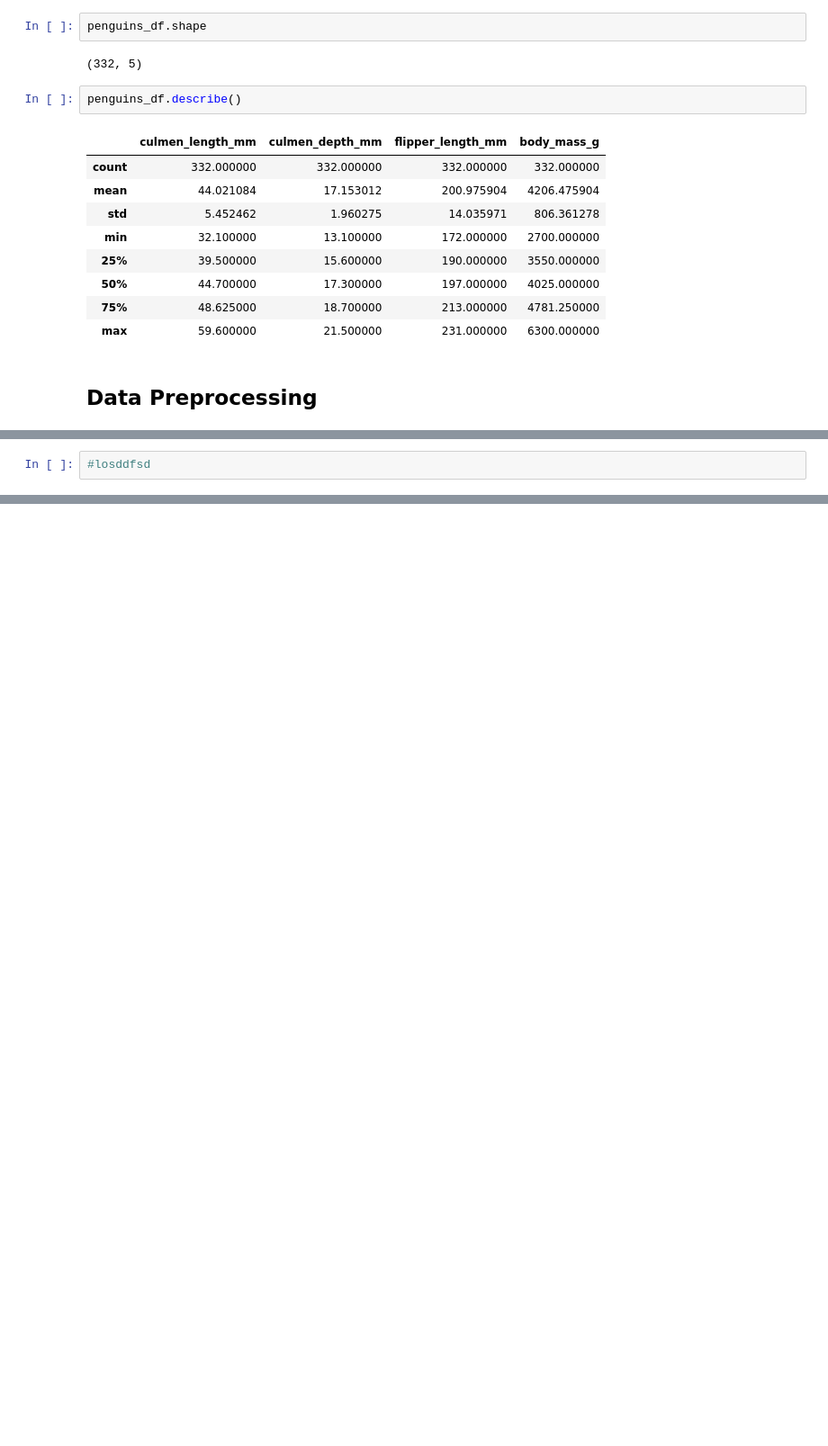
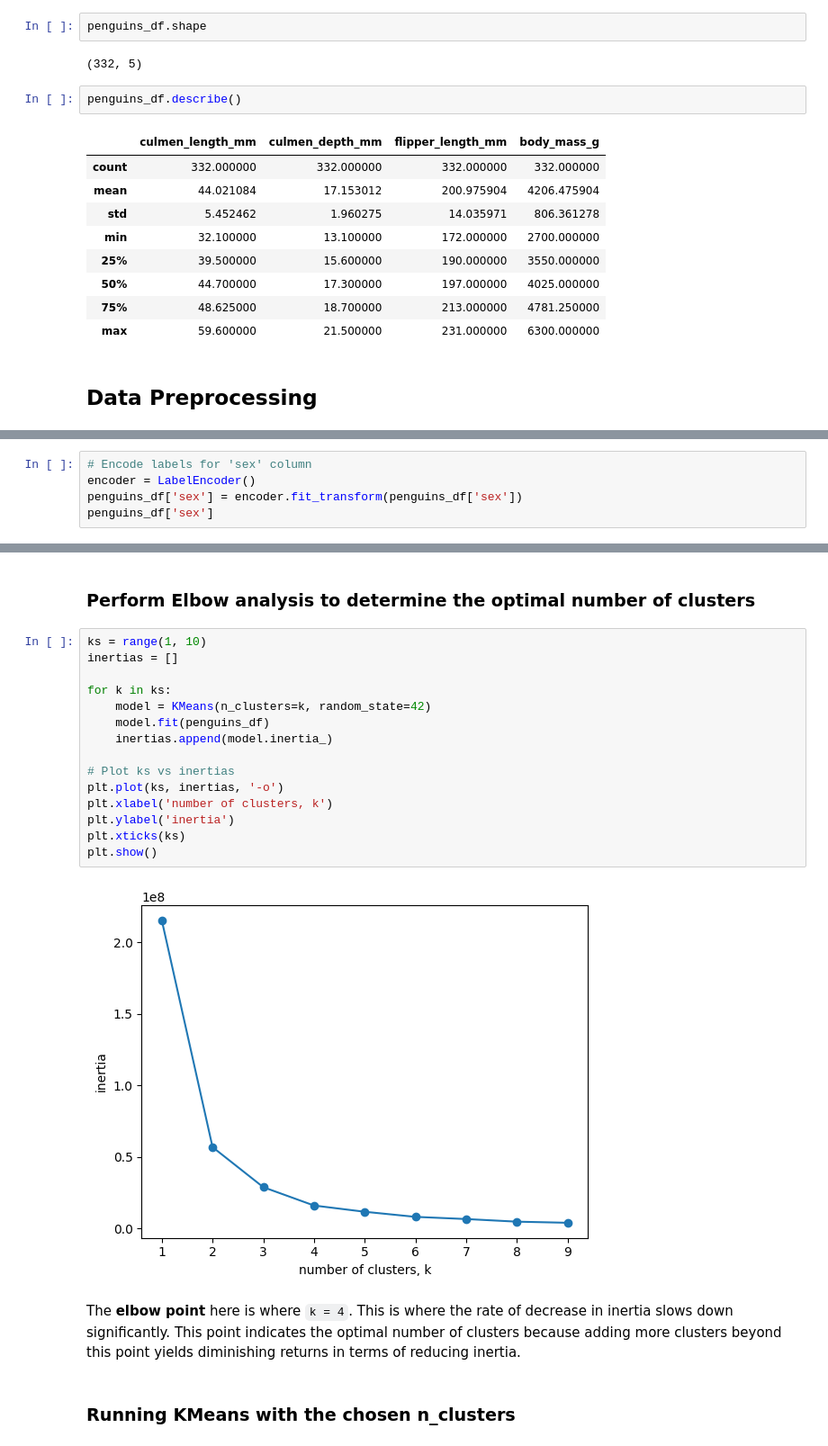
Before and after one commit to matchi-1/Clustering-Antarctic-Penguin-Species, a Jupyter notebook: notebooks/Clustering-Antartic-Penguins.ipynb, the cells around one changed output, grey strips where cells are left out. Shown at 90% size. Saved outputs shown, nothing was run; the diff lists cells and outputs as text; blank space fills up the shorter version.

Commit message:
performed kmeans + pca + end reqs

```diff
--- a/notebooks/Clustering-Antartic-Penguins.ipynb
+++ b/notebooks/Clustering-Antartic-Penguins.ipynb
@@ -63,4 +71,7 @@ body_mass_g          0
 sex                  0
 dtype: int64
 # %%
-#losddfsd
+# Encode labels for 'sex' column
+encoder = LabelEncoder()
+penguins_df['sex'] = encoder.fit_transform(penguins_df['sex'])
+penguins_df['sex']
@@ -66,0 +100,23 @@ dtype: int64
+# %% [markdown]
+### Perform Elbow analysis to determine the optimal number of clusters
+# %%
+ks = range(1, 10)
+inertias = []
+
+for k in ks:
+    model = KMeans(n_clusters=k, random_state=42)
+    model.fit(penguins_df)
+    inertias.append(model.inertia_)
+
+# Plot ks vs inertias
+plt.plot(ks, inertias, '-o')
+plt.xlabel('number of clusters, k')
+plt.ylabel('inertia')
+plt.xticks(ks)
+plt.show()
+# %% [output]
+[figure, added]
+# %% [markdown]
+The **elbow point** here is where `k = 4`. This is where the rate of decrease in inertia slows down significantly. This point indicates the optimal number of clusters because adding more clusters beyond this point yields diminishing returns in terms of reducing inertia.
+# %% [markdown]
+### Running KMeans with the chosen n_clusters
```
Also changed, not shown: parts of 13 cells of this notebook.
